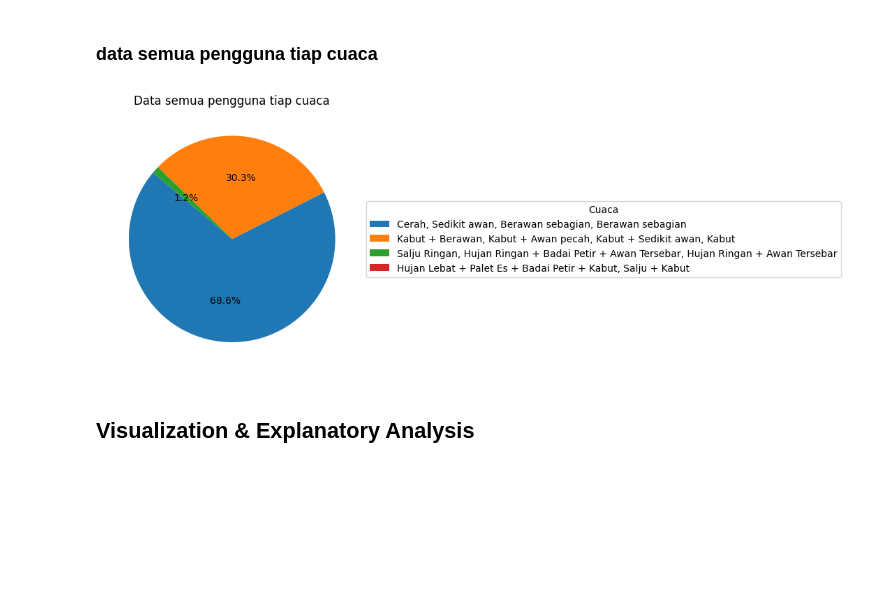
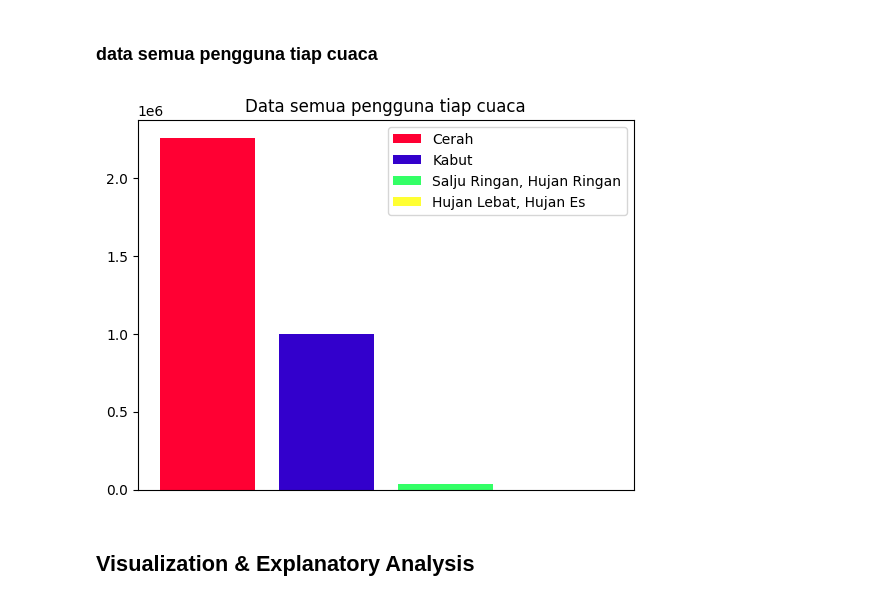
Before and after one commit to ardifjar443/DataScience-beginner, a Jupyter notebook: Template Tugas 1.ipynb, the cells around one changed output. Saved outputs shown, nothing was run; the diff lists cells and outputs as text; code cells hidden in the pictures; blank space fills up the shorter version.

Commit message:
update: data visualisasi

```diff
--- a/Template Tugas 1.ipynb
+++ b/Template Tugas 1.ipynb
@@ -171,26 +172,32 @@ plt.show()
 # %%
 dataCuaca = dataBike.groupby('weathersit')['cnt'].sum()
 labelCuaca = ['Cerah, Sedikit awan, Berawan sebagian, Berawan sebagian','Kabut + Berawan, Kabut + Awan pecah, Kabut + Sedikit awan, Kabut','Salju Ringan, Hujan Ringan + Badai Petir + Awan Tersebar, Hujan Ringan + Awan Tersebar','Hujan Lebat + Palet Es + Badai Petir + Kabut, Salju + Kabut']
 dataCuaca1 = dataBike.groupby('weathersit')['cnt'].sum()
 # validasi data kosong
 
 for i in range(1,5):
     if i not in dataCuaca.index:
         dataCuaca.loc[i] = 0
 
-dataCuaca = dataCuaca.fillna(0)
 
 
-plt.pie(dataCuaca, labels=None, startangle=140 , autopct=lambda p: '{:.1f}%'.format(p) if p != 0 else '' if p is not None else '')
+
+# plt.pie(dataCuaca, labels=None, startangle=140 , autopct=lambda p: '{:.1f}%'.format(p) if p != 0 else '' if p is not None else '')
+plt.bar(dataCuaca.index.astype(str), dataCuaca, color=['#FF0033','#3300CC','#33FF66','#FFFF33'] ,label=['Cerah','Kabut','Salju Ringan, Hujan Ringan','Hujan Lebat, Hujan Es'])
 plt.title('Data semua pengguna tiap cuaca')
 
 
+
+
 # Menambahkan legenda di luar diagram pie dan memisahkannya
-plt.legend(labels=labelCuaca, title='Cuaca', loc='center left', bbox_to_anchor=(1, 0.5))
+plt.legend()
+plt.xticks([])
+
+
 
 plt.show()
 # %% [output]
-[figure, old version]
+[figure, new version]
 # %% [markdown]
 ## Visualization & Explanatory Analysis
 # %% [markdown]
```
Also changed, not shown: parts of 1 cell of this notebook.
